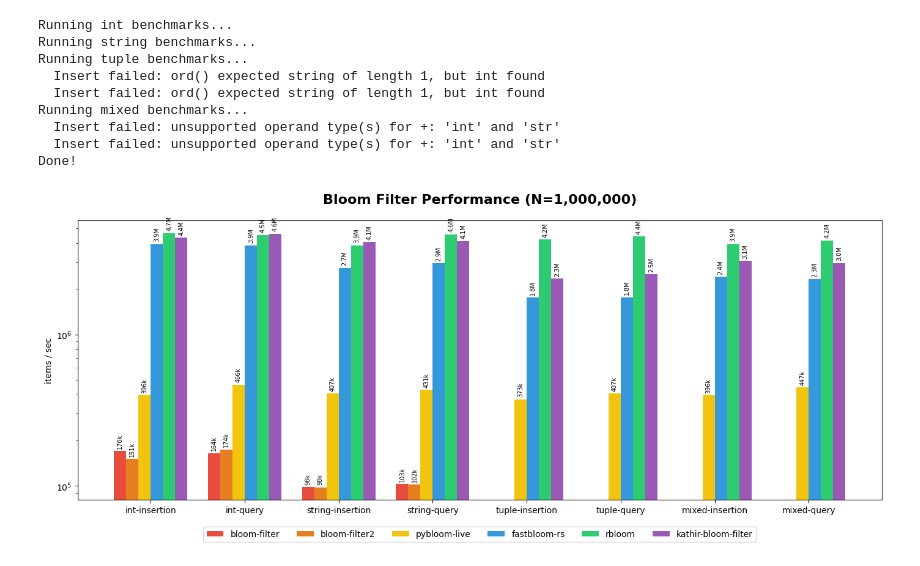
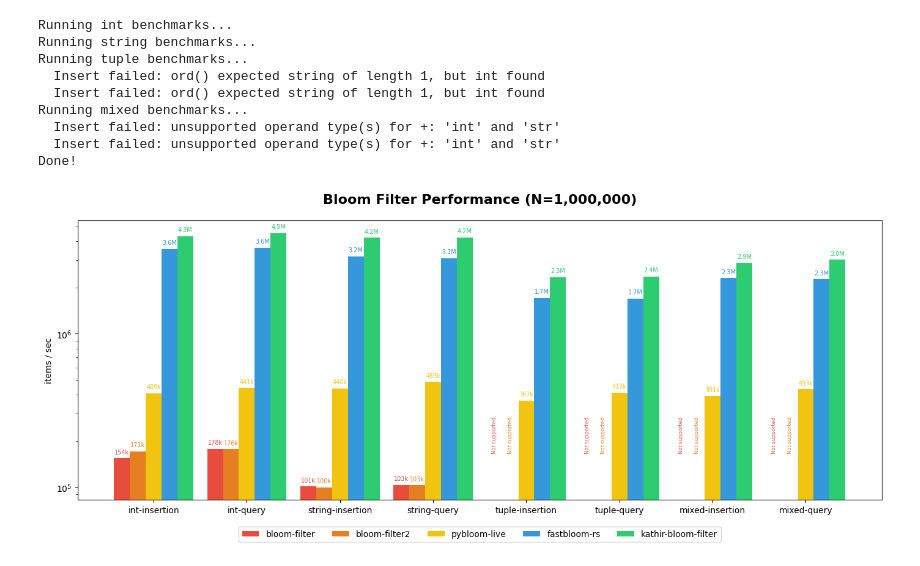
Before and after one commit to kathirmeyyappan/bloom-filter, a Jupyter notebook: py-bench/perf_plots.ipynb, the cells around one changed output. Drawn from its saved outputs; the diff is of its cells as text; code cells hidden in the pictures.

```diff
--- a/py-bench/perf_plots.ipynb
+++ b/py-bench/perf_plots.ipynb
@@ -15,8 +14,8 @@ N = 1_000_000
 CAPACITY = 1_000_000
 ERROR_RATE = 0.001
 
-LIBRARIES = ['bloom-filter', 'bloom-filter2', 'pybloom-live', 'fastbloom-rs', 'rbloom', 'kathir-bloom-filter']
-COLORS = ['#e74c3c', '#e67e22', '#f1c40f', '#3498db', '#2ecc71', '#9b59b6']
+LIBRARIES = ['bloom-filter', 'bloom-filter2', 'pybloom-live', 'fastbloom-rs', 'kathir-bloom-filter']
+COLORS = ['#e74c3c', '#e67e22', '#f1c40f', '#3498db', '#2ecc71']
 # %%
 # Define insert/query functions for each library
 def get_insert_fn(lib, dtype):
@@ -53,8 +52,6 @@ for dtype in ["int", "string", "tuple", "mixed"]:
             bf = PybloomFilter(capacity=CAPACITY, error_rate=ERROR_RATE)
         elif lib == 'fastbloom-rs':
             bf = FastbloomFilter(CAPACITY, ERROR_RATE)
-        elif lib == 'rbloom':
-            bf = RbloomFilter(expected_items=CAPACITY, false_positive_rate=ERROR_RATE)
         elif lib == 'kathir-bloom-filter':
             bf = KathirBloomFilter(capacity=CAPACITY, false_positive_rate=ERROR_RATE)
 
@@ -90,36 +87,52 @@ def fmt_rate(r):
     """Format rate: k if < 1M, M if >= 1M, or 'N/A' if None"""
     if r is None:
         return "N/A"
     if r >= 1e6:
         return f"{r/1e6:.1f}M"
     else:
         return f"{r/1e3:.0f}k"
 
 # Group labels and data
 groups = ["int-insertion", "int-query", "string-insertion", "string-query", "tuple-insertion", "tuple-query", "mixed-insertion", "mixed-query"]
 x = np.arange(len(groups))
-width = 0.13
+width = 0.17
 n_libs = len(LIBRARIES)
 
 fig, ax = plt.subplots(figsize=(14, 6))
 
-# Plot each library as a set of bars
+# First pass: plot all bars and collect bar info for labels
+bar_data = []
 for i, (lib, color) in enumerate(zip(LIBRARIES, COLORS)):
     rates = [results[g][i] for g in groups]
-    # Replace None with 0 for plotting (won't show on log scale)
     plot_rates = [r if r is not None else 0 for r in rates]
-    bars = ax.bar(x + i * width, plot_rates, width, label=lib, color=color)
-    ax.bar_label(bars, labels=[fmt_rate(r) for r in rates], padding=3, fontsize=7, rotation=90)
+    bars = ax.bar(x + i * width, plot_rates, width, label=lib, color=color, linewidth=1.5)
+    bar_data.append((bars, rates, color))
 
+# Set up axes first
 ax.set_ylabel('items / sec')
 ax.set_title(f'Bloom Filter Performance (N={N:,})', fontsize=16, fontweight='bold', pad=20)
 ax.set_xticks(x + width * (n_libs - 1) / 2)
 ax.set_xticklabels(groups)
 ax.legend(loc='upper center', bbox_to_anchor=(0.5, -0.08), ncol=6)
 ax.set_yscale('log')
 
+# Get y-axis limits after log scale is set
+y_min, y_max = ax.get_ylim()
+unsupported_y = y_min * 2  # Position slightly above the bottom
+
+# Second pass: add labels
+for bars, rates, color in bar_data:
+    for bar, rate in zip(bars, rates):
+        if rate is None:
+            ax.text(bar.get_x() + bar.get_width() / 2, unsupported_y, 'Not supported',
+                    ha='center', va='bottom', fontsize=6, rotation=90, color=color)
+        else:
+            label = fmt_rate(rate)
+            ax.text(bar.get_x() + bar.get_width() / 2, bar.get_height() * 1.05, label,
+                    ha='center', va='bottom', fontsize=7, rotation=0, color=color)
+
 plt.tight_layout()
 plt.savefig('bloom_filter_benchmark.png', dpi=150, bbox_inches='tight')
 plt.show()
 # %% [output]
-[figure, old version]
+[figure, new version]
```
Also changed, not shown: parts of 1 cell of this notebook.
